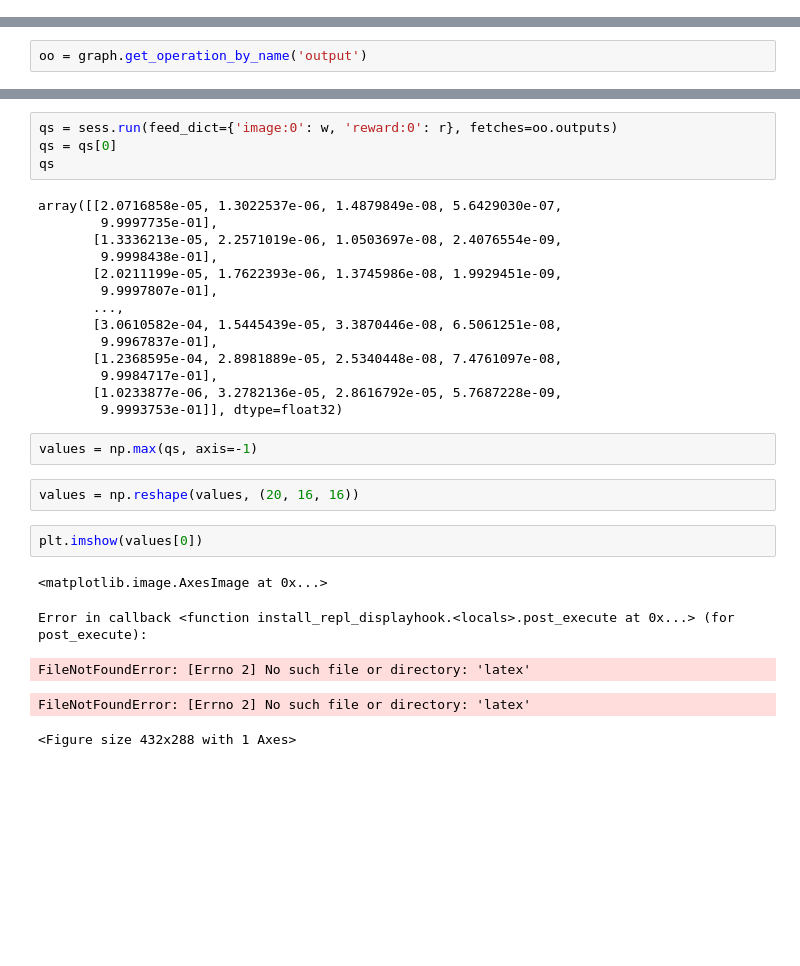
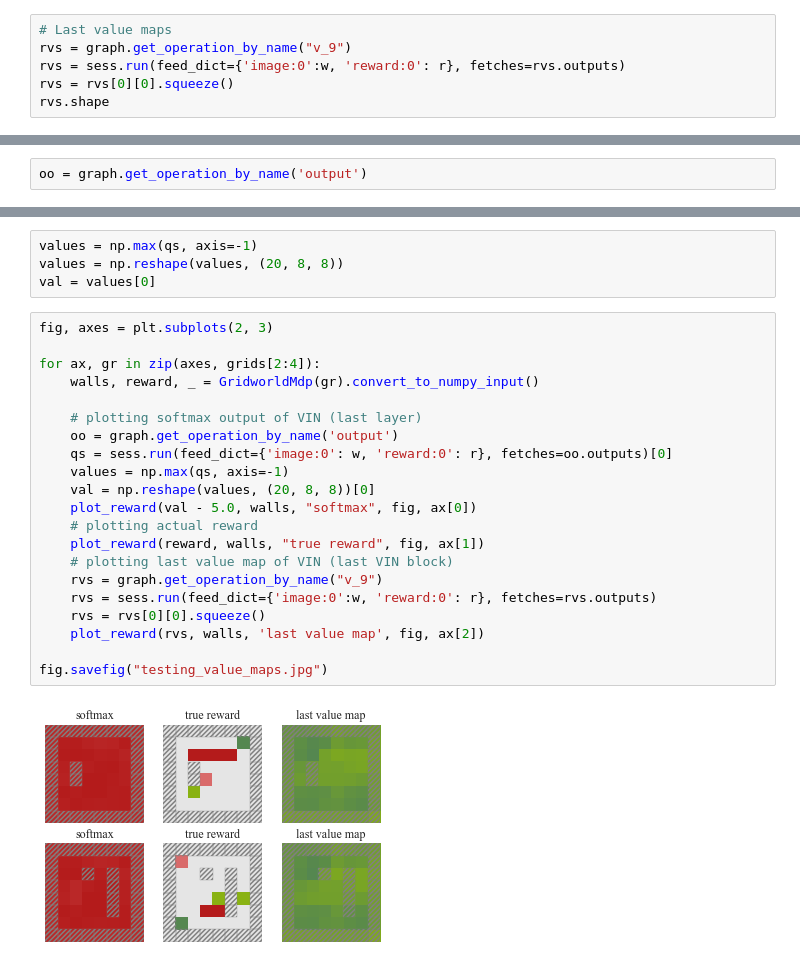
Before and after one commit to HumanCompatibleAI/learning_biases, a Jupyter notebook: Plotting Value Heat Map.ipynb, the cells around one changed output, grey strips where cells are left out. Cells and saved outputs as stored; diff of their text form; blank space fills up the shorter version.

Commit message:
[+] add code to visualize some layers on the examples given in Fig 1

```diff
--- a/Plotting Value Heat Map.ipynb
+++ b/Plotting Value Heat Map.ipynb
@@ -68,3 +67,9 @@ attr {
 }
 
 output
+# %%
+# Last value maps
+rvs = graph.get_operation_by_name("v_9")
+rvs = sess.run(feed_dict={'image:0':w, 'reward:0': r}, fetches=rvs.outputs)
+rvs = rvs[0][0].squeeze()
+rvs.shape
@@ -77,30 +84,27 @@ oo.outputs
-# %%
-qs = sess.run(feed_dict={'image:0': w, 'reward:0': r}, fetches=oo.outputs)
-qs = qs[0]
-qs
-# %% [output]
-array([[2.0716858e-05, 1.3022537e-06, 1.4879849e-08, 5.6429030e-07,
-        9.9997735e-01],
-       [1.3336213e-05, 2.2571019e-06, 1.0503697e-08, 2.4076554e-09,
-        9.9998438e-01],
-       [2.0211199e-05, 1.7622393e-06, 1.3745986e-08, 1.9929451e-09,
-        9.9997807e-01],
-       ...,
-       [3.0610582e-04, 1.5445439e-05, 3.3870446e-08, 6.5061251e-08,
-        9.9967837e-01],
-       [1.2368595e-04, 2.8981889e-05, 2.5340448e-08, 7.4761097e-08,
-        9.9984717e-01],
-       [1.0233877e-06, 3.2782136e-05, 2.8616792e-05, 5.7687228e-09,
-        9.9993753e-01]], dtype=float32)
 # %%
 values = np.max(qs, axis=-1)
+values = np.reshape(values, (20, 8, 8))
+val = values[0]
-# %%
-values = np.reshape(values, (20, 16, 16))
-# %%
-plt.imshow(values[0])
-# %% [output]
-<matplotlib.image.AxesImage at 0x...>
-Error in callback <function install_repl_displayhook.<locals>.post_execute at 0x...> (for post_execute):
-FileNotFoundError: [Errno 2] No such file or directory: 'latex'
-FileNotFoundError: [Errno 2] No such file or directory: 'latex'
-<Figure size 432x288 with 1 Axes>
+# %%
+fig, axes = plt.subplots(2, 3)
+
+for ax, gr in zip(axes, grids[2:4]):
+    walls, reward, _ = GridworldMdp(gr).convert_to_numpy_input()
+
+    # plotting softmax output of VIN (last layer)
+    oo = graph.get_operation_by_name('output')
+    qs = sess.run(feed_dict={'image:0': w, 'reward:0': r}, fetches=oo.outputs)[0]
+    values = np.max(qs, axis=-1)
+    val = np.reshape(values, (20, 8, 8))[0]
+    plot_reward(val - 5.0, walls, "softmax", fig, ax[0])
+    # plotting actual reward
+    plot_reward(reward, walls, "true reward", fig, ax[1])
+    # plotting last value map of VIN (last VIN block)
+    rvs = graph.get_operation_by_name("v_9")
+    rvs = sess.run(feed_dict={'image:0':w, 'reward:0': r}, fetches=rvs.outputs)
+    rvs = rvs[0][0].squeeze()
+    plot_reward(rvs, walls, 'last value map', fig, ax[2])
+
+fig.savefig("testing_value_maps.jpg")
+# %% [output]
+[figure, added]
```
Also changed, not shown: parts of 6 cells of this notebook, 1 other file.
